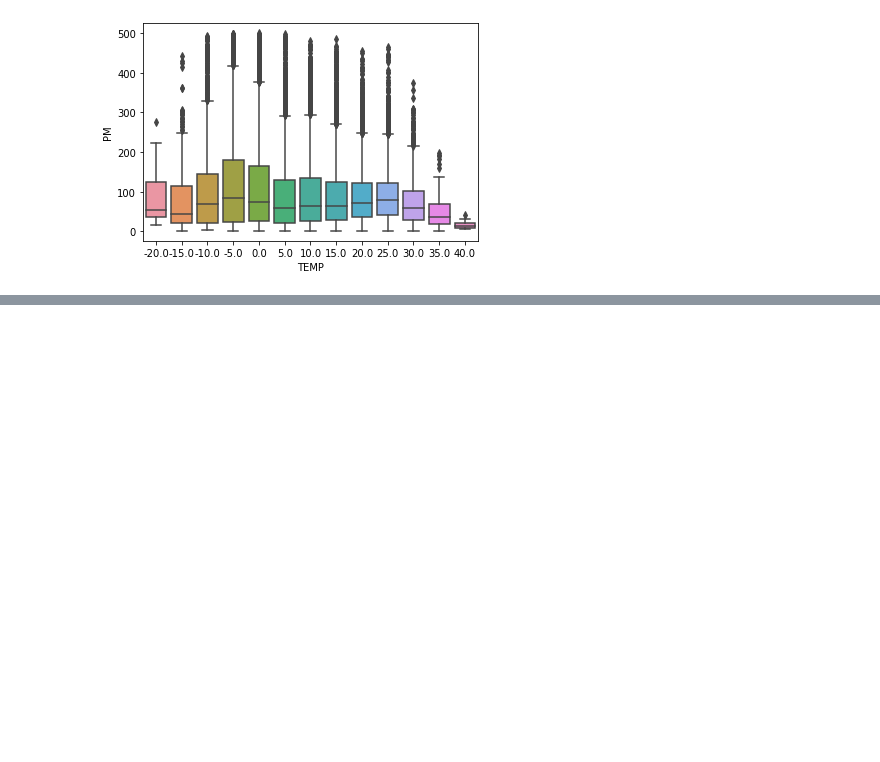
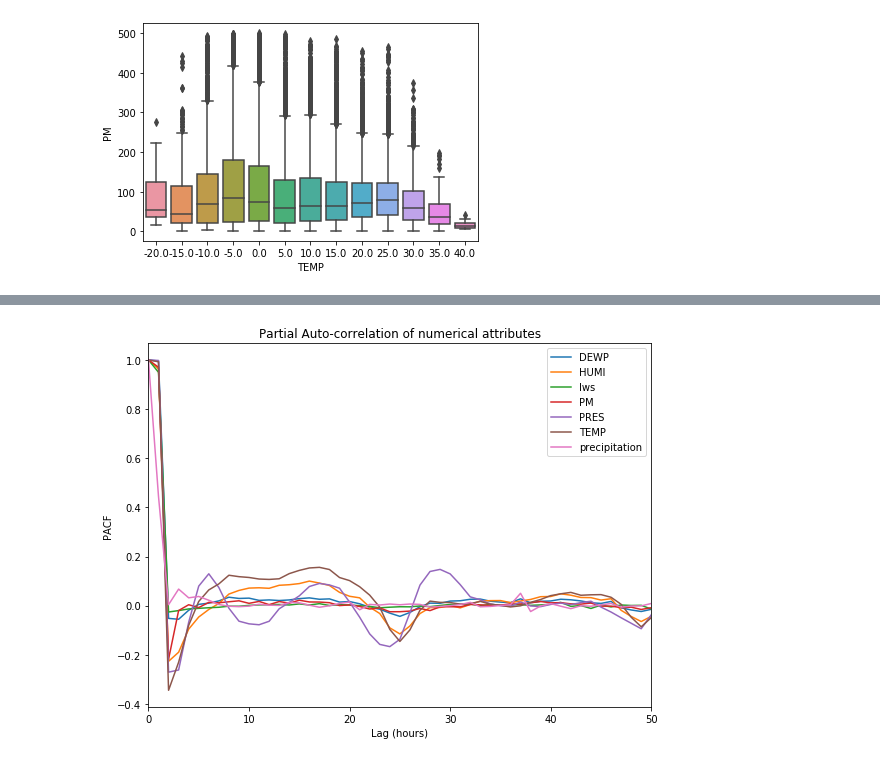
Before and after one commit to TravorLZH/pm25, a Jupyter notebook: pm25_visualization.ipynb, the cells around one changed output, grey strips where cells are left out. Saved outputs shown, nothing was run; the diff lists cells and outputs as text; code cells hidden in the pictures; blank space fills up the shorter version.

```diff
--- a/pm25_visualization.ipynb
+++ b/pm25_visualization.ipynb
@@ -62,0 +94,16 @@ sns.boxplot(x=data["HUMI"]//10*10,y=data["PM"])
+# %%
+pacf_dict={}
+
+for col in included:
+    pacf_dict[col]=pacf(data[col],nlags=50)
+
+pacf_df=pd.DataFrame(pacf_dict)
+f=plt.figure(figsize=(8,6))
+f.set_tight_layout(True)
+plt.title("Partial Auto-correlation of numerical attributes")
+plt.xlabel("Lag (hours)")
+plt.ylabel("PACF")
+pacf_df.plot(ax=plt.gca())
+plt.savefig("graphs/data_pacf.png")
+# %% [output]
+[figure, added]
```
Also changed, not shown: parts of 7 cells of this notebook, 9 other files.
